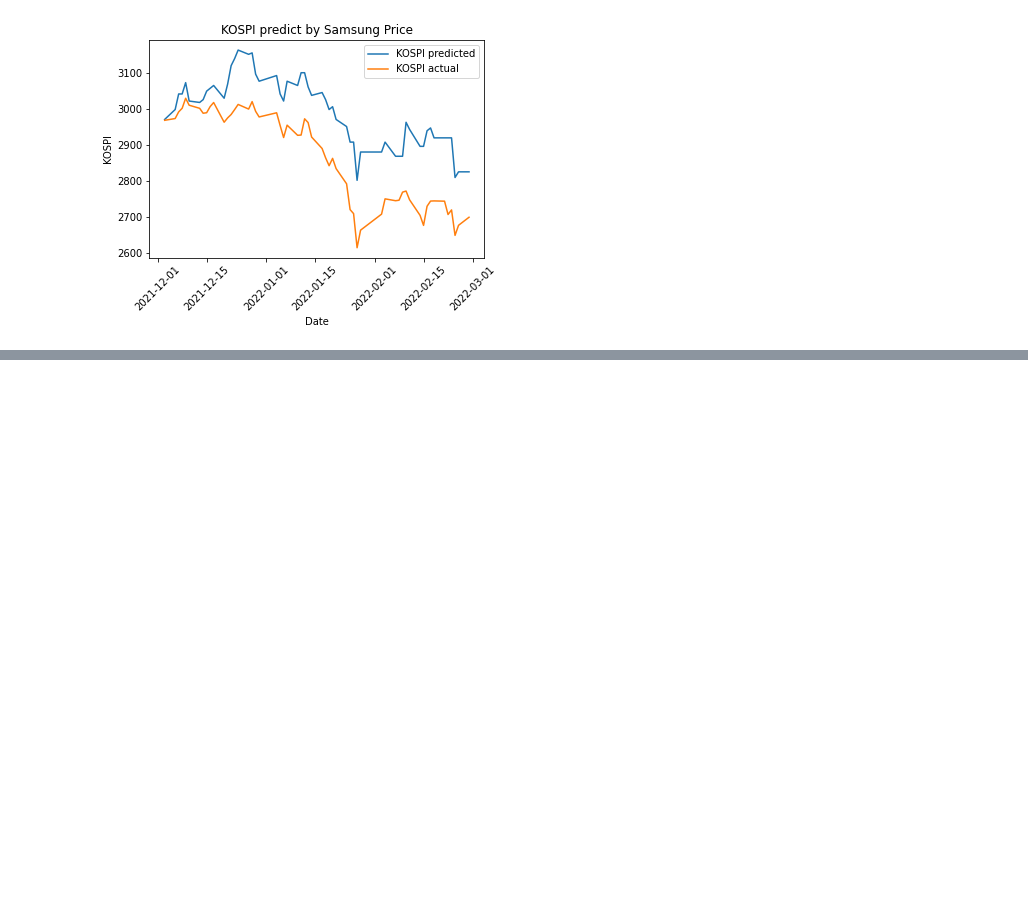
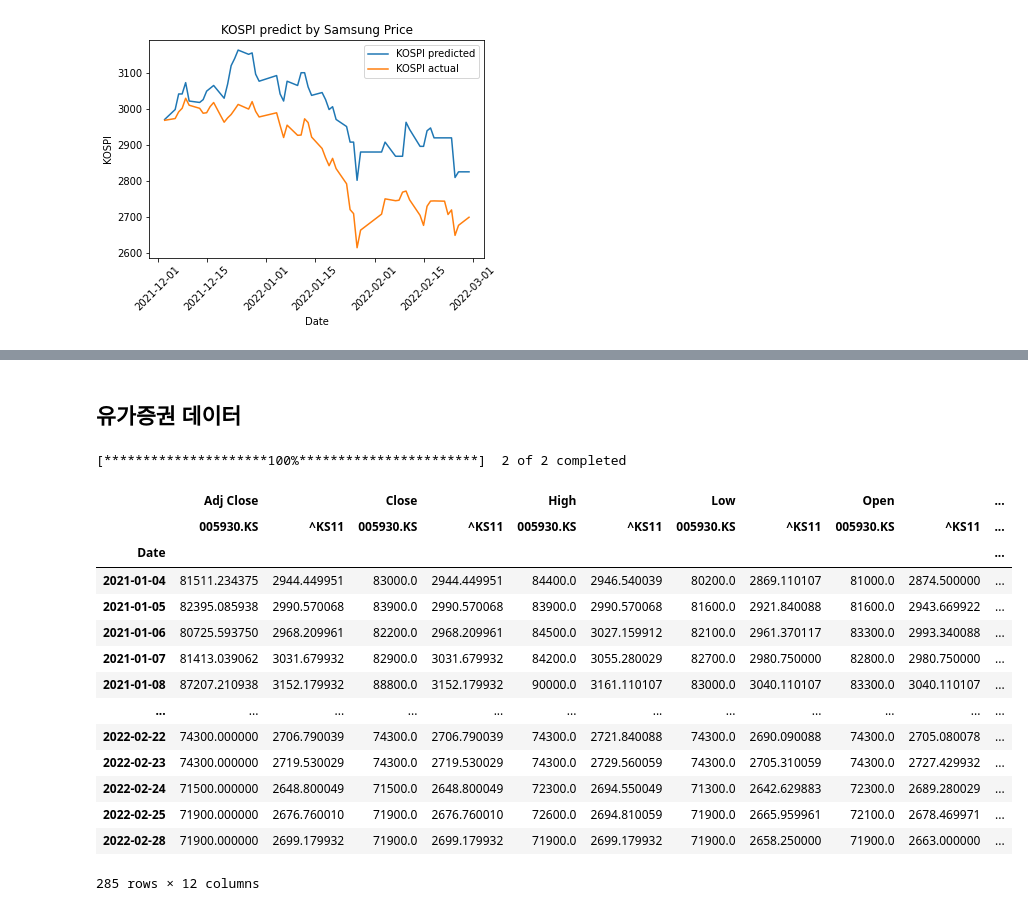
Before and after one commit to freejyb/fin_stats, a Jupyter notebook: tensorflow.ipynb, the cells around one changed output, grey strips where cells are left out. Cells and saved outputs as stored; diff of their text form; code cells hidden in the pictures; blank space fills up the shorter version.

```diff
--- a/tensorflow.ipynb
+++ b/tensorflow.ipynb
@@ -239,0 +319,25 @@ Epoch 100/100
+# %% [markdown]
+## 유가증권 데이터
+# %%
+import yfinance as yf
+
+# 삼성전자, KOSPI 데이터 불러오기
+stock_price = yf.download({'005930.KS','^KS11'}, '2021-01-01', '2022-03-01')
+stock_price
+# %% [output]
+[*********************100%***********************]  2 of 2 completed
+|  | Adj Close |  | Close |  | High |  | Low |  | Open |  | ... |
+|  | 005930.KS | ^KS11 | 005930.KS | ^KS11 | 005930.KS | ^KS11 | 005930.KS | ^KS11 | 005930.KS | ^KS11 | ... |
+| Date |  |  |  |  |  |  |  |  |  |  | ... |
+| 2021-01-04 | 81511.234375 | 2944.449951 | 83000.0 | 2944.449951 | 84400.0 | 2946.540039 | 80200.0 | 2869.110107 | 81000.0 | 2874.500000 | ... |
+| 2021-01-05 | 82395.085938 | 2990.570068 | 83900.0 | 2990.570068 | 83900.0 | 2990.570068 | 81600.0 | 2921.840088 | 81600.0 | 2943.669922 | ... |
+| 2021-01-06 | 80725.593750 | 2968.209961 | 82200.0 | 2968.209961 | 84500.0 | 3027.159912 | 82100.0 | 2961.370117 | 83300.0 | 2993.340088 | ... |
+| 2021-01-07 | 81413.039062 | 3031.679932 | 82900.0 | 3031.679932 | 84200.0 | 3055.280029 | 82700.0 | 2980.750000 | 82800.0 | 2980.750000 | ... |
+| 2021-01-08 | 87207.210938 | 3152.179932 | 88800.0 | 3152.179932 | 90000.0 | 3161.110107 | 83000.0 | 3040.110107 | 83300.0 | 3040.110107 | ... |
+| ... | ... | ... | ... | ... | ... | ... | ... | ... | ... | ... | ... |
+| 2022-02-22 | 74300.000000 | 2706.790039 | 74300.0 | 2706.790039 | 74300.0 | 2721.840088 | 74300.0 | 2690.090088 | 74300.0 | 2705.080078 | ... |
+| 2022-02-23 | 74300.000000 | 2719.530029 | 74300.0 | 2719.530029 | 74300.0 | 2729.560059 | 74300.0 | 2705.310059 | 74300.0 | 2727.429932 | ... |
+| 2022-02-24 | 71500.000000 | 2648.800049 | 71500.0 | 2648.800049 | 72300.0 | 2694.550049 | 71300.0 | 2642.629883 | 72300.0 | 2689.280029 | ... |
+| 2022-02-25 | 71900.000000 | 2676.760010 | 71900.0 | 2676.760010 | 72600.0 | 2694.810059 | 71900.0 | 2665.959961 | 72100.0 | 2678.469971 | ... |
+| 2022-02-28 | 71900.000000 | 2699.179932 | 71900.0 | 2699.179932 | 71900.0 | 2699.179932 | 71900.0 | 2658.250000 | 71900.0 | 2663.000000 | ... |
+285 rows × 12 columns
```
Also changed, not shown: parts of 12 cells of this notebook.
